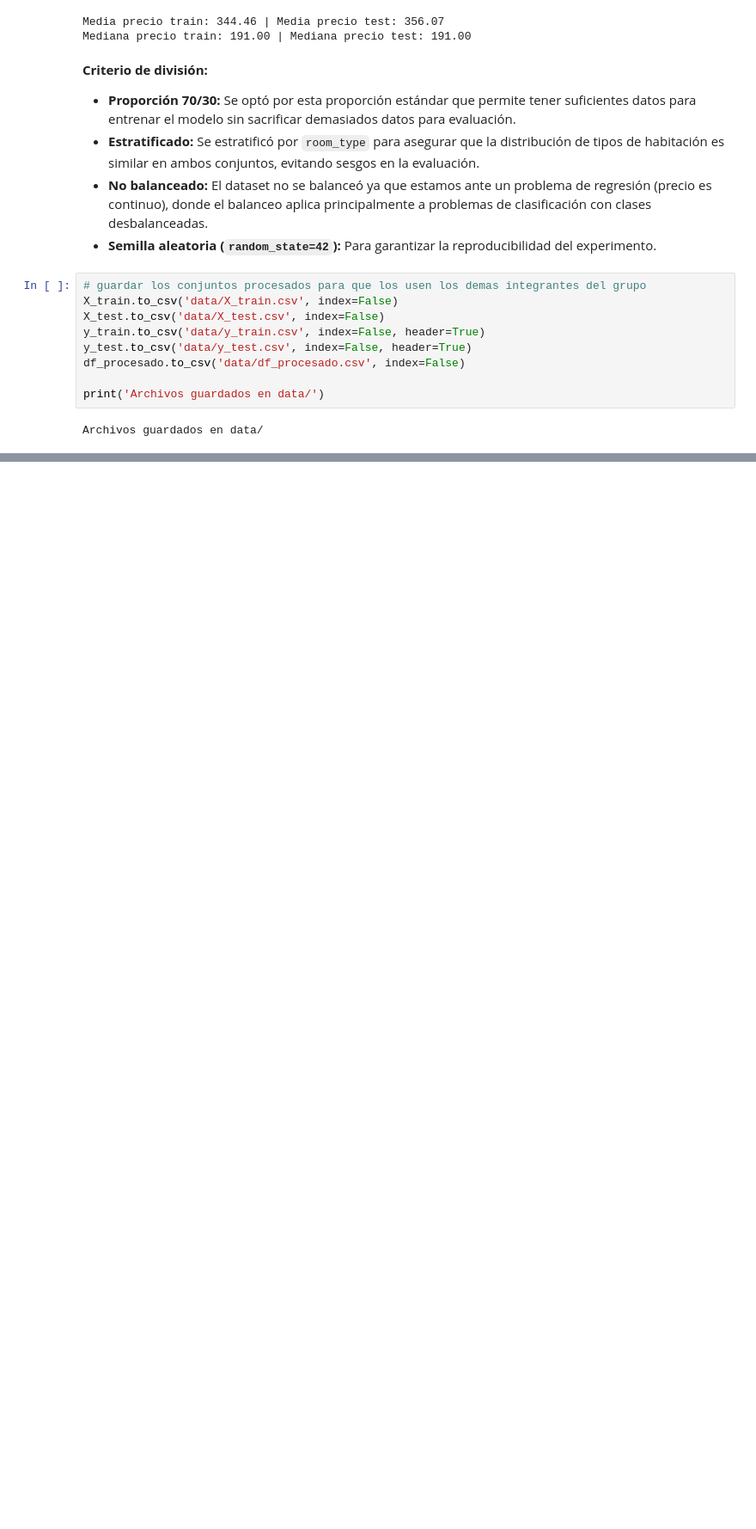
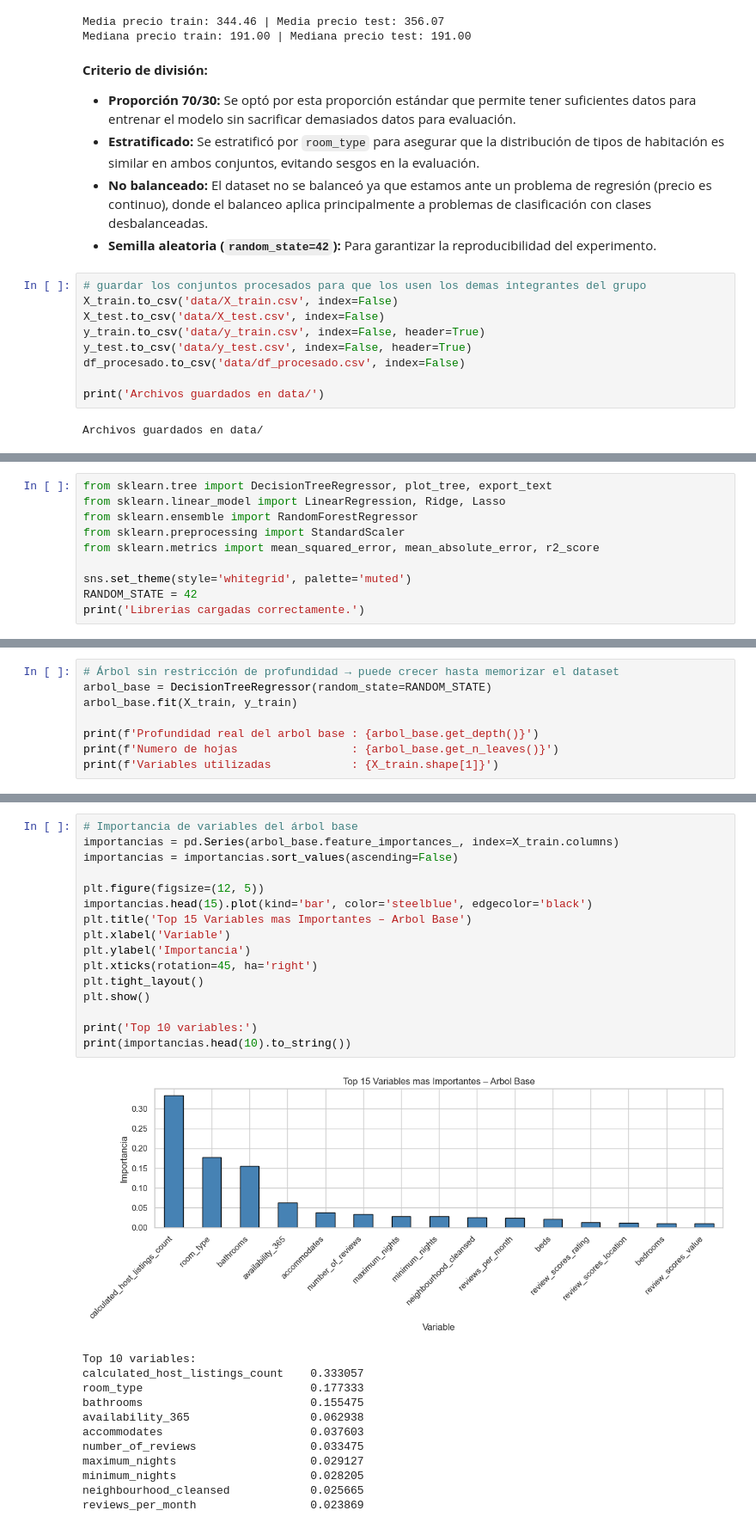
Before and after one commit to AleWWH1104/Lab4-md, a Jupyter notebook: Lab4-md.ipynb, the cells around one changed output, grey strips where cells are left out. Shown at 86% size. Saved outputs shown, nothing was run; the diff lists cells and outputs as text; blank space fills up the shorter version.

```diff
--- a/Lab4-md.ipynb
+++ b/Lab4-md.ipynb
@@ -674,0 +688,10 @@ Archivos guardados en data/
+# %%
+from sklearn.tree import DecisionTreeRegressor, plot_tree, export_text
+from sklearn.linear_model import LinearRegression, Ridge, Lasso
+from sklearn.ensemble import RandomForestRegressor
+from sklearn.preprocessing import StandardScaler
+from sklearn.metrics import mean_squared_error, mean_absolute_error, r2_score
+
+sns.set_theme(style='whitegrid', palette='muted')
+RANDOM_STATE = 42
+print('Librerias cargadas correctamente.')
@@ -674,0 +700,8 @@ Archivos guardados en data/
+# %%
+# Árbol sin restricción de profundidad → puede crecer hasta memorizar el dataset
+arbol_base = DecisionTreeRegressor(random_state=RANDOM_STATE)
+arbol_base.fit(X_train, y_train)
+
+print(f'Profundidad real del arbol base : {arbol_base.get_depth()}')
+print(f'Numero de hojas                 : {arbol_base.get_n_leaves()}')
+print(f'Variables utilizadas            : {X_train.shape[1]}')
@@ -674,0 +712,29 @@ Archivos guardados en data/
+# %%
+# Importancia de variables del árbol base
+importancias = pd.Series(arbol_base.feature_importances_, index=X_train.columns)
+importancias = importancias.sort_values(ascending=False)
+
+plt.figure(figsize=(12, 5))
+importancias.head(15).plot(kind='bar', color='steelblue', edgecolor='black')
+plt.title('Top 15 Variables mas Importantes – Arbol Base')
+plt.xlabel('Variable')
+plt.ylabel('Importancia')
+plt.xticks(rotation=45, ha='right')
+plt.tight_layout()
+plt.show()
+
+print('Top 10 variables:')
+print(importancias.head(10).to_string())
+# %% [output]
+[figure, added]
+Top 10 variables:
+calculated_host_listings_count    0.333057
+room_type                         0.177333
+bathrooms                         0.155475
+availability_365                  0.062938
+accommodates                      0.037603
+number_of_reviews                 0.033475
+maximum_nights                    0.029127
+minimum_nights                    0.028205
+neighbourhood_cleansed            0.025665
+reviews_per_month                 0.023869
```
Also changed, not shown: parts of 21 cells of this notebook, 3 other files.
